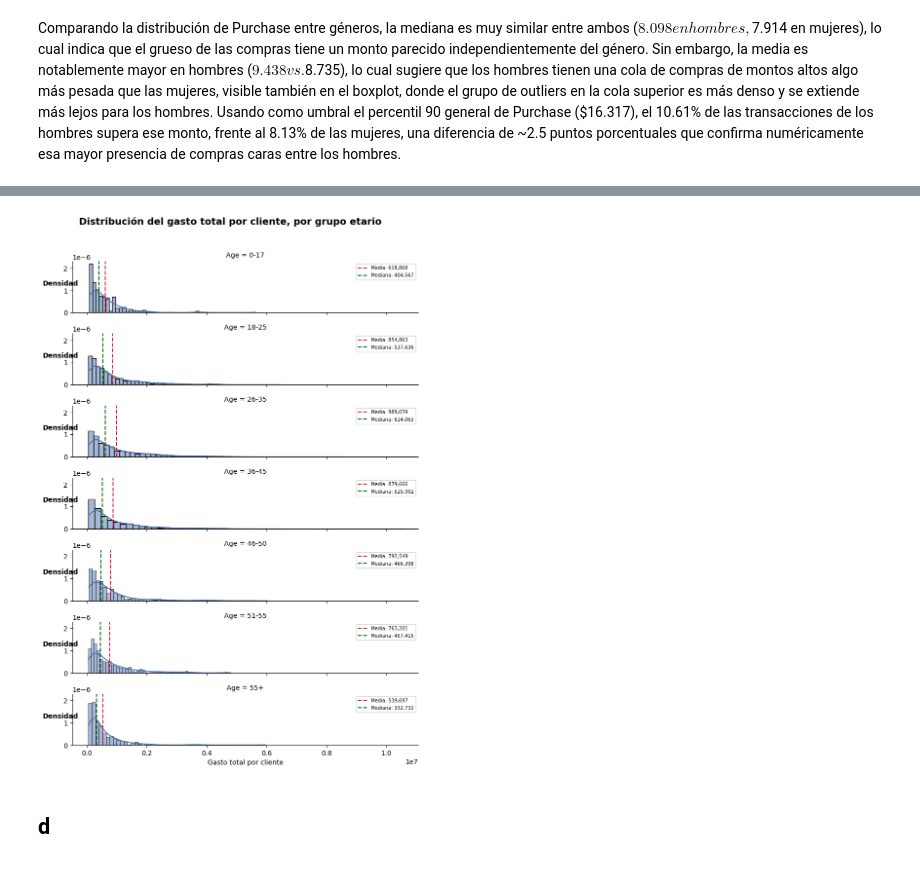
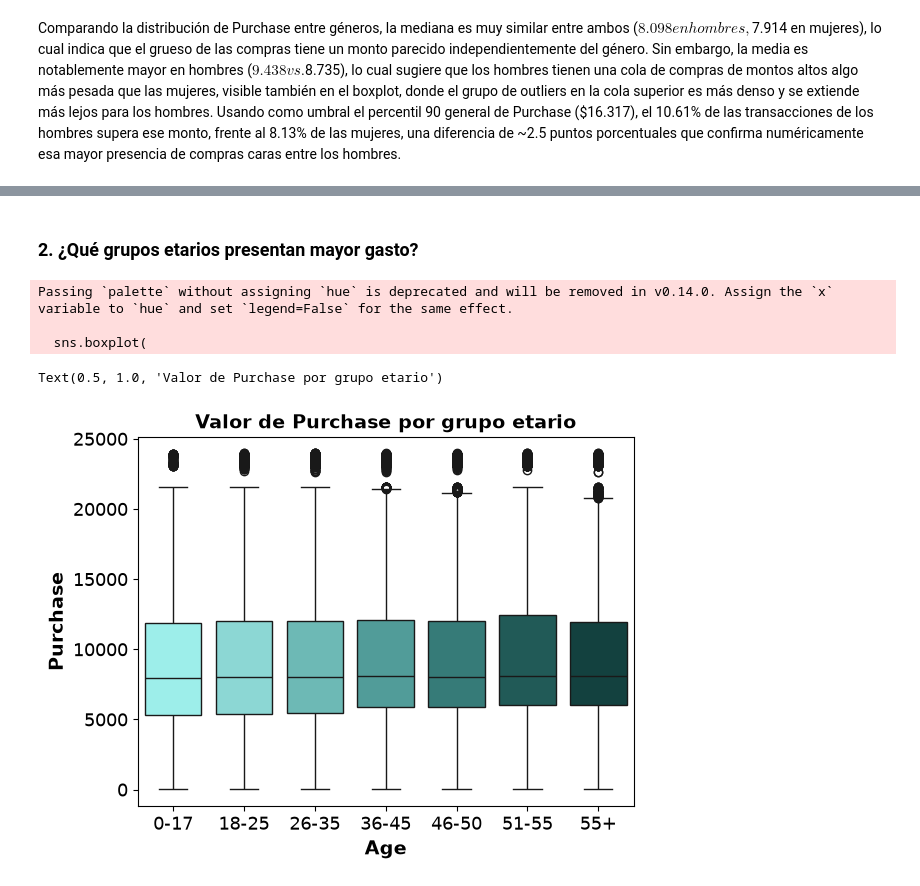
Before and after one commit to RafaelPigata/RP_blackfriday_sales_prediction, a Jupyter notebook: TP1.ipynb, the cells around one changed output, grey strips where cells are left out. Drawn from its saved outputs; the diff is of its cells as text; code cells hidden in the pictures.

```diff
--- a/TP1.ipynb
+++ b/TP1.ipynb
@@ -982,29 +824,20 @@ plt.show()
-# %%
-def marcar_media_mediana(x, **kwargs):
-    ax = plt.gca()
-    media = x.mean()
-    mediana = x.median()
-    ax.axvline(media, color="crimson", linestyle="--", linewidth=1.5,
-               label=f"Media: {media:,.0f}")
-    ax.axvline(mediana, color="darkgreen", linestyle="--", linewidth=1.5,
-               label=f"Mediana: {mediana:,.0f}")
-
-edades_ordenadas = sorted(gasto_por_usuario['Age'].unique())
-
-g = sns.FacetGrid(gasto_por_usuario, row='Age', row_order=edades_ordenadas,
-                   height=1.6, aspect=5, sharex=True, sharey=True)
-g.map(sns.histplot, 'Purchase_total', bins=50, kde=True, stat='density', color="#4C72B0")
-g.map(marcar_media_mediana, 'Purchase_total')
-
-for ax, edad in zip(g.axes.flat, edades_ordenadas):
-    ax.set_ylabel(edad, rotation=0, ha='right', fontsize=10, fontweight='bold')
-    ax.legend(fontsize=7, loc='upper right')
-
-g.set_axis_labels("Gasto total por cliente", "Densidad")
-g.fig.suptitle("Distribución del gasto total por cliente, por grupo etario", fontsize=14, fontweight='bold', y=1.02)
-plt.tight_layout()
-plt.show()
-# %% [output]
-[figure, removed]
-# %% [markdown]
-## d
+# %% [markdown]
+### 2. ¿Qué grupos etarios presentan mayor gasto?
+# %%
+sns.boxplot(
+    x='Age',
+    y='Purchase',
+    data=data,
+    palette=palette_age,
+    order=['0-17', '18-25', '26-35', '36-45', '46-50', '51-55', '55+'])
+
+plt.xlabel('Age', fontsize=14, fontweight="bold" )
+plt.ylabel('Purchase', fontsize=14, fontweight="bold" )
+plt.tick_params(axis='both', labelsize=13)
+plt.title('Valor de Purchase por grupo etario', fontsize=14, fontweight="bold" )
+# %% [output]
+Passing `palette` without assigning `hue` is deprecated and will be removed in v0.14.0. Assign the `x` variable to `hue` and set `legend=False` for the same effect.
+
+  sns.boxplot(
+Text(0.5, 1.0, 'Valor de Purchase por grupo etario')
+[figure, added]
```
Also changed, not shown: parts of 51 cells of this notebook.
